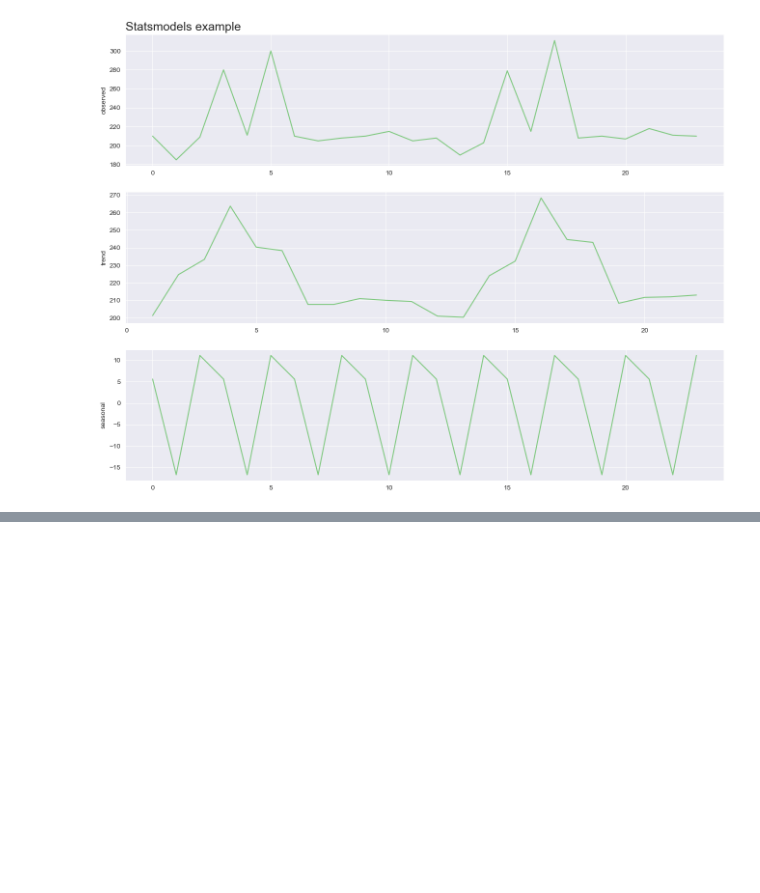
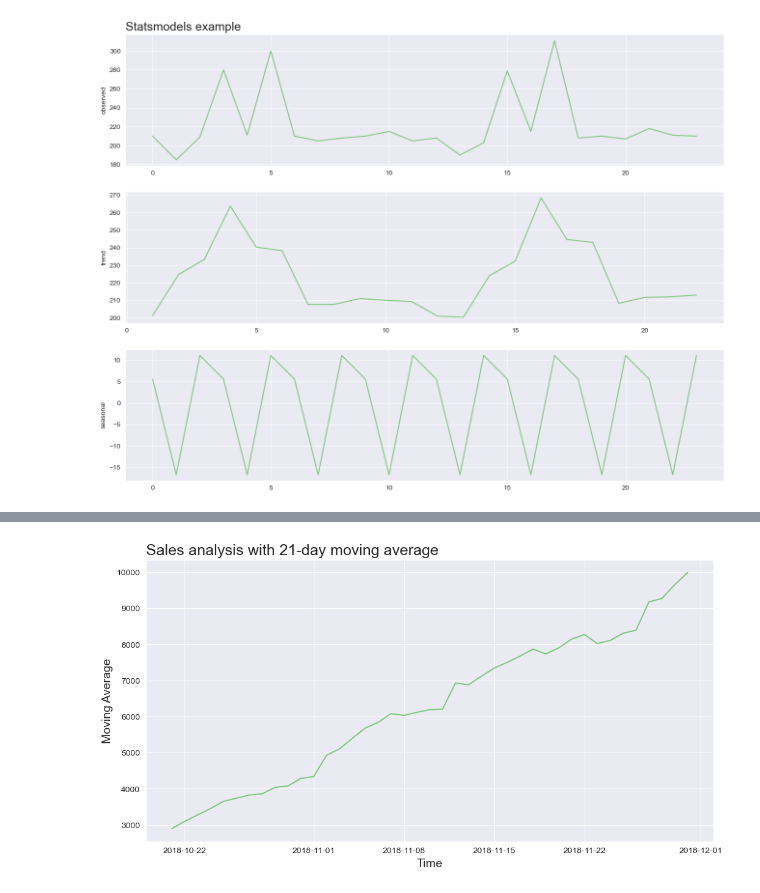
Before and after one commit to migueltosi/time-series-analysis, a Jupyter notebook: time_series_revision1.ipynb, the cells around one changed output, grey strips where cells are left out. Cells and saved outputs as stored; diff of their text form; code cells hidden in the pictures; blank space fills up the shorter version.

```diff
--- a/time_series_revision1.ipynb
+++ b/time_series_revision1.ipynb
@@ -507,0 +582,3 @@ plot_comparison(result.index, 'observed', 'trend', 'seasonal', result, 'Statsmod
+# %%
+alucel['moving_average_21'] = alucel['sales'].rolling(21).mean()
+alucel.head(21)
@@ -507,0 +603,4 @@ plot_comparison(result.index, 'observed', 'trend', 'seasonal', result, 'Statsmod
+# %%
+to_plot('Sales analysis with 21-day moving average', 'Time', 'Moving Average', 'day', 'moving_average_21', alucel)
+# %% [output]
+[figure, added]
```
Also changed, not shown: parts of 14 cells of this notebook.
